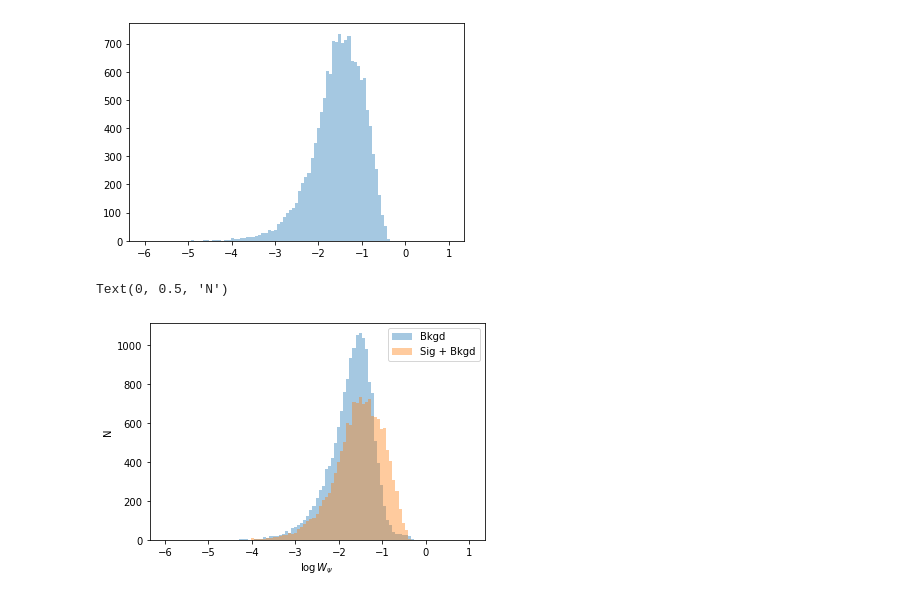
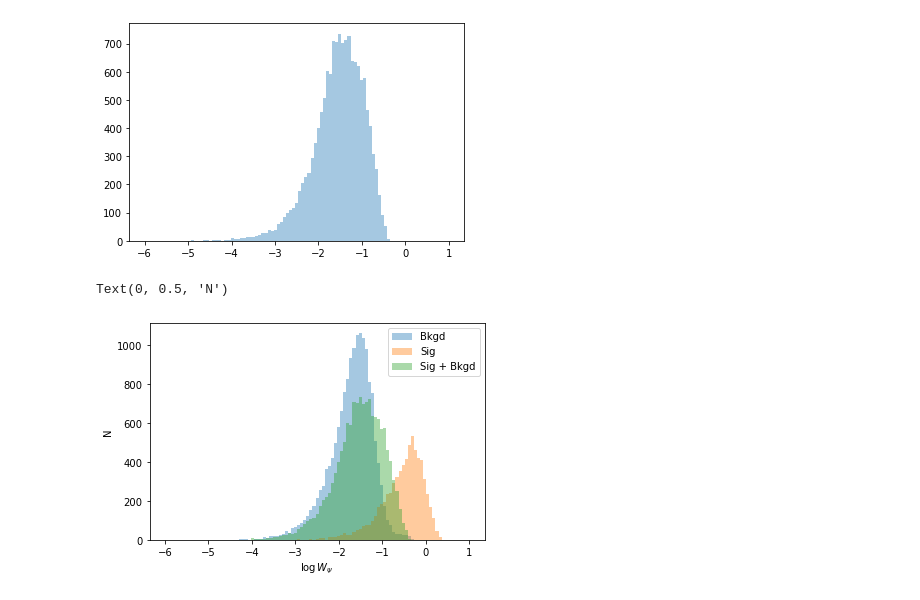
Before and after one commit to edwarddramirez/skysearch, a Jupyter notebook: histogram_maker.ipynb, the cells around one changed output. Saved outputs shown, nothing was run; the diff lists cells and outputs as text; code cells hidden in the pictures.

```diff
--- a/histogram_maker.ipynb
+++ b/histogram_maker.ipynb
@@ -41,14 +42,14 @@ N_counts = N_counts_list[n_inj]
 if energy_bin == 'all' or energy_bin == str(-1):
     if map_type == 'bkgd':
         map_dir = model_dir + 'bkgd/'
-    elif map_type == 'all':
+    elif map_type == 'all' or map_type == 'ps':
         map_dir = model_dir + ('bkgd_wps_' + inj_id + '/')
 else:
     ie = int(float(energy_bin))
     if map_type == 'bkgd':
         bkgd_dir = model_dir + 'bkgd/'
         map_dir = bkgd_dir + 'energy_bin_' + str(ie) + '/'
-    elif map_type == 'all':
+    elif map_type == 'all' or map_type == 'ps':
         bkgd_wps_dir = model_dir + ('bkgd_wps_' + inj_id + '/')
         map_dir = bkgd_wps_dir + 'energy_bin_' + str(ie) + '/'
 
@@ -67,7 +68,9 @@ grid_scale_deg = 0.1
 str_grid_scale_deg = str.format('{0:.4f}',grid_scale_deg)
 file_name = wavelet_name + '_' + 'coefficient_map' + '_' + str_a_deg + '_' + str_grid_scale_deg + '.npy'
 cwt_map_wps = np.load(patch_dir + file_name, allow_pickle = True)
-projected_map = dict(np.load(patch_dir + 'projected_map_dict.npz'))
+
+file_name_ps = wavelet_name + '_' + 'ps_coefficient_map' + '_' + str_a_deg + '_' + str_grid_scale_deg + '.npy'
+cwt_map_ps = np.load(patch_dir + file_name_ps, allow_pickle = True)
 
 # decided to separate grid and projected maps into two different dictionaries
 # grid is defined using the total background map for all energies
@@ -129,3 +149,7 @@ bins = np.linspace(-6,1,100)
 counts_bkgd, bins, _ = plt.hist(np.log10(cwt_flat), bins = bins, alpha = 0.4)
 # %% [output]
 [figure]
+# %%
+cwt_flat_ps = cwt_map_ps[:,:,0].flatten()
+bins = np.linspace(-6,1,100)
+counts_wps, bins, _ = plt.hist(np.log10(cwt_flat_ps), bins = bins, alpha = 0.4)
@@ -137,10 +163,11 @@ counts_wps, bins, _ = plt.hist(np.log10(cwt_flat_wps), bins = bins, alpha = 0.4)
 [figure]
 # %%
 counts_bkgd, bins, _ = plt.hist(np.log10(cwt_flat), bins = bins, alpha = 0.4, label = 'Bkgd')
+counts_wps, bins, _ = plt.hist(np.log10(cwt_flat_ps), bins = bins, alpha = 0.4, label = 'Sig')
 counts_wps, bins, _ = plt.hist(np.log10(cwt_flat_wps), bins = bins, alpha = 0.4, label = 'Sig + Bkgd')
 plt.legend()
 plt.xlabel('$\log W_\psi$')
 plt.ylabel('N')
 # %% [output]
 Text(0, 0.5, 'N')
-[figure, old version]
+[figure, new version]
```
Also changed, not shown: parts of 12 cells of this notebook, 2 other files.
